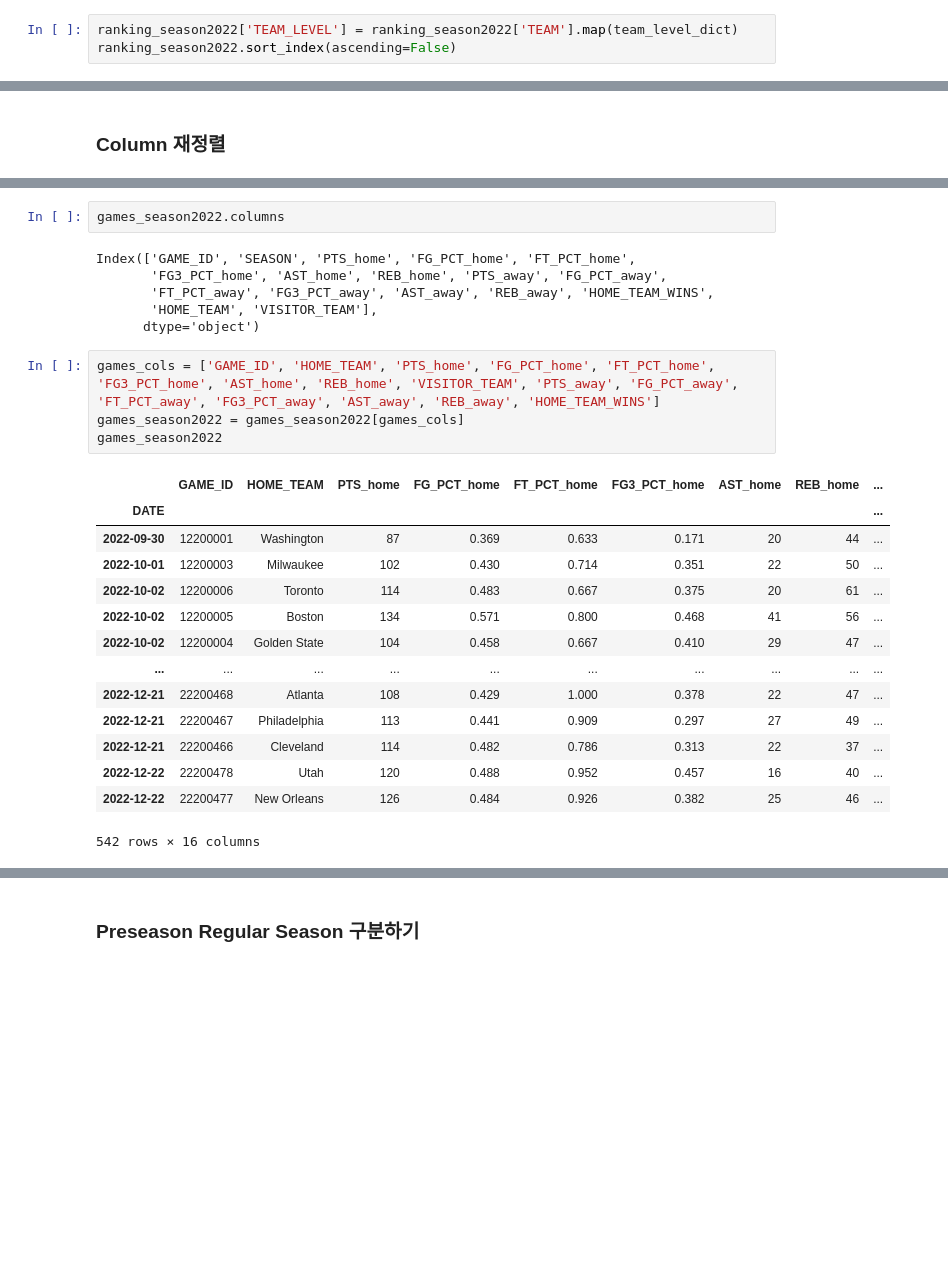
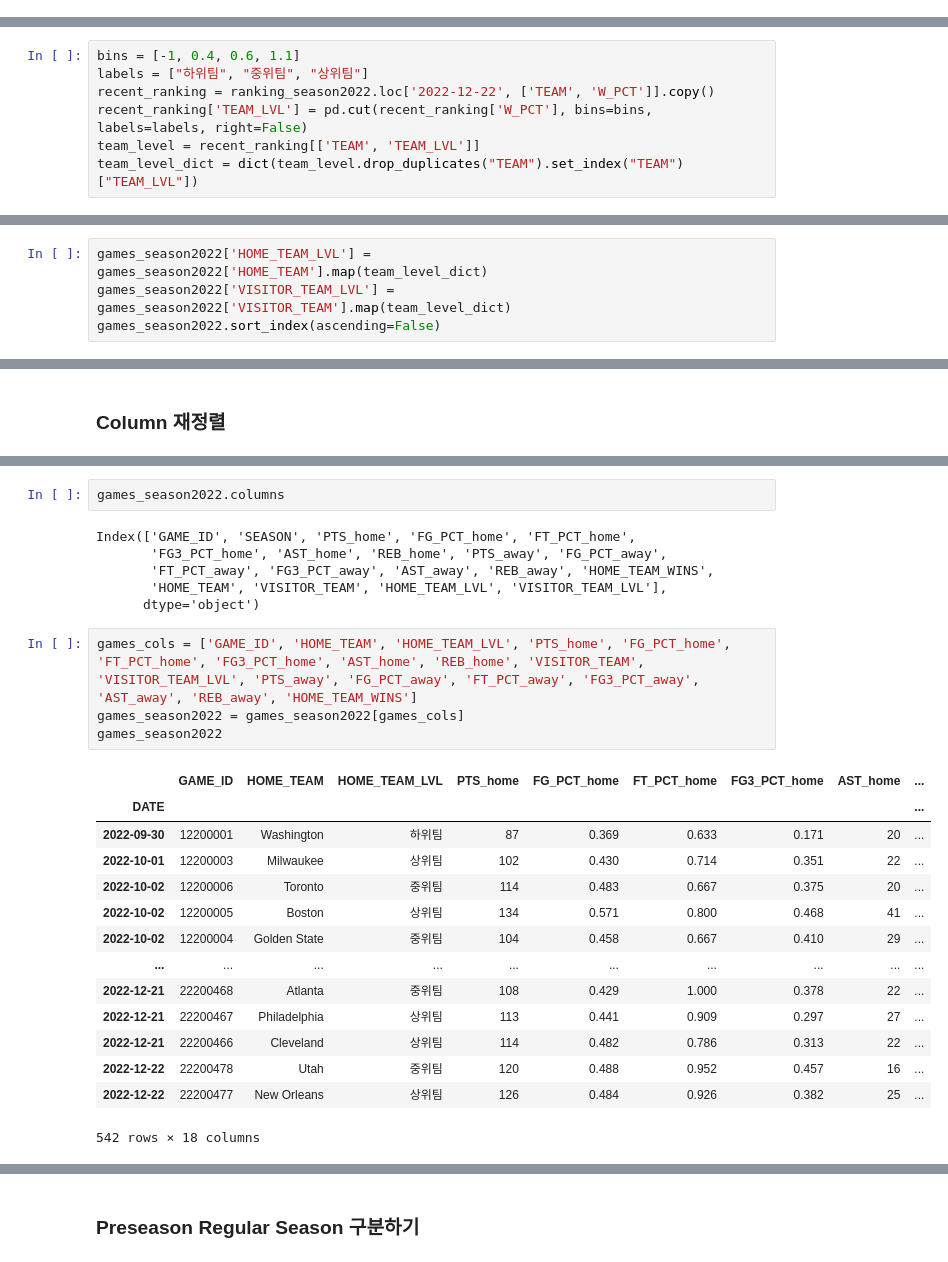
Before and after one commit to cye2020/Project1, a Jupyter notebook: src/preprocess.ipynb, the cells around one changed output, grey strips where cells are left out. Saved outputs shown, nothing was run; the diff lists cells and outputs as text; blank space fills up the shorter version.

```diff
--- a/src/preprocess.ipynb
+++ b/src/preprocess.ipynb
@@ -455,3 +437,0 @@ team_level_dict = dict(team_level.drop_duplicates("TEAM").set_index("TEAM")["TEA
-# %%
-ranking_season2022['TEAM_LEVEL'] = ranking_season2022['TEAM'].map(team_level_dict)
-ranking_season2022.sort_index(ascending=False)
@@ -613,0 +589,7 @@ ranking_season2022.drop(columns=['TEAM_ID'], inplace=True)
+# %%
+bins = [-1, 0.4, 0.6, 1.1]
+labels = ["하위팀", "중위팀", "상위팀"]
+recent_ranking = ranking_season2022.loc['2022-12-22', ['TEAM', 'W_PCT']].copy()
+recent_ranking['TEAM_LVL'] = pd.cut(recent_ranking['W_PCT'], bins=bins, labels=labels, right=False)
+team_level = recent_ranking[['TEAM', 'TEAM_LVL']]
+team_level_dict = dict(team_level.drop_duplicates("TEAM").set_index("TEAM")["TEAM_LVL"])
@@ -613,0 +614,4 @@ ranking_season2022.drop(columns=['TEAM_ID'], inplace=True)
+# %%
+games_season2022['HOME_TEAM_LVL'] = games_season2022['HOME_TEAM'].map(team_level_dict)
+games_season2022['VISITOR_TEAM_LVL'] = games_season2022['VISITOR_TEAM'].map(team_level_dict)
+games_season2022.sort_index(ascending=False)
@@ -644,27 +682,27 @@ games_season2022.columns
 Index(['GAME_ID', 'SEASON', 'PTS_home', 'FG_PCT_home', 'FT_PCT_home',
        'FG3_PCT_home', 'AST_home', 'REB_home', 'PTS_away', 'FG_PCT_away',
        'FT_PCT_away', 'FG3_PCT_away', 'AST_away', 'REB_away', 'HOME_TEAM_WINS',
-       'HOME_TEAM', 'VISITOR_TEAM'],
+       'HOME_TEAM', 'VISITOR_TEAM', 'HOME_TEAM_LVL', 'VISITOR_TEAM_LVL'],
       dtype='object')
 # %%
-games_cols = ['GAME_ID', 'HOME_TEAM', 'PTS_home', 'FG_PCT_home', 'FT_PCT_home', 'FG3_PCT_home', 'AST_home', 'REB_home', 'VISITOR_TEAM', 'PTS_away', 'FG_PCT_away', 'FT_PCT_away', 'FG3_PCT_away', 'AST_away', 'REB_away', 'HOME_TEAM_WINS']
+games_cols = ['GAME_ID', 'HOME_TEAM', 'HOME_TEAM_LVL', 'PTS_home', 'FG_PCT_home', 'FT_PCT_home', 'FG3_PCT_home', 'AST_home', 'REB_home', 'VISITOR_TEAM', 'VISITOR_TEAM_LVL', 'PTS_away', 'FG_PCT_away', 'FT_PCT_away', 'FG3_PCT_away', 'AST_away', 'REB_away', 'HOME_TEAM_WINS']
 games_season2022 = games_season2022[games_cols]
 games_season2022
 # %% [output]
-|  | GAME_ID | HOME_TEAM | PTS_home | FG_PCT_home | FT_PCT_home | FG3_PCT_home | AST_home | REB_home | ... |
+|  | GAME_ID | HOME_TEAM | HOME_TEAM_LVL | PTS_home | FG_PCT_home | FT_PCT_home | FG3_PCT_home | AST_home | ... |
 | DATE |  |  |  |  |  |  |  |  | ... |
-| 2022-09-30 | 12200001 | Washington | 87 | 0.369 | 0.633 | 0.171 | 20 | 44 | ... |
-| 2022-10-01 | 12200003 | Milwaukee | 102 | 0.430 | 0.714 | 0.351 | 22 | 50 | ... |
-| 2022-10-02 | 12200006 | Toronto | 114 | 0.483 | 0.667 | 0.375 | 20 | 61 | ... |
-| 2022-10-02 | 12200005 | Boston | 134 | 0.571 | 0.800 | 0.468 | 41 | 56 | ... |
-| 2022-10-02 | 12200004 | Golden State | 104 | 0.458 | 0.667 | 0.410 | 29 | 47 | ... |
+| 2022-09-30 | 12200001 | Washington | 하위팀 | 87 | 0.369 | 0.633 | 0.171 | 20 | ... |
+| 2022-10-01 | 12200003 | Milwaukee | 상위팀 | 102 | 0.430 | 0.714 | 0.351 | 22 | ... |
+| 2022-10-02 | 12200006 | Toronto | 중위팀 | 114 | 0.483 | 0.667 | 0.375 | 20 | ... |
+| 2022-10-02 | 12200005 | Boston | 상위팀 | 134 | 0.571 | 0.800 | 0.468 | 41 | ... |
+| 2022-10-02 | 12200004 | Golden State | 중위팀 | 104 | 0.458 | 0.667 | 0.410 | 29 | ... |
 | ... | ... | ... | ... | ... | ... | ... | ... | ... | ... |
-| 2022-12-21 | 22200468 | Atlanta | 108 | 0.429 | 1.000 | 0.378 | 22 | 47 | ... |
-| 2022-12-21 | 22200467 | Philadelphia | 113 | 0.441 | 0.909 | 0.297 | 27 | 49 | ... |
-| 2022-12-21 | 22200466 | Cleveland | 114 | 0.482 | 0.786 | 0.313 | 22 | 37 | ... |
-| 2022-12-22 | 22200478 | Utah | 120 | 0.488 | 0.952 | 0.457 | 16 | 40 | ... |
-| 2022-12-22 | 22200477 | New Orleans | 126 | 0.484 | 0.926 | 0.382 | 25 | 46 | ... |
+| 2022-12-21 | 22200468 | Atlanta | 중위팀 | 108 | 0.429 | 1.000 | 0.378 | 22 | ... |
+| 2022-12-21 | 22200467 | Philadelphia | 상위팀 | 113 | 0.441 | 0.909 | 0.297 | 27 | ... |
+| 2022-12-21 | 22200466 | Cleveland | 상위팀 | 114 | 0.482 | 0.786 | 0.313 | 22 | ... |
+| 2022-12-22 | 22200478 | Utah | 중위팀 | 120 | 0.488 | 0.952 | 0.457 | 16 | ... |
+| 2022-12-22 | 22200477 | New Orleans | 상위팀 | 126 | 0.484 | 0.926 | 0.382 | 25 | ... |
-542 rows × 16 columns
+542 rows × 18 columns
 # %%
 ranking_season2022.columns
 # %% [output]
```
Also changed, not shown: parts of 11 cells of this notebook, 6 other files.
